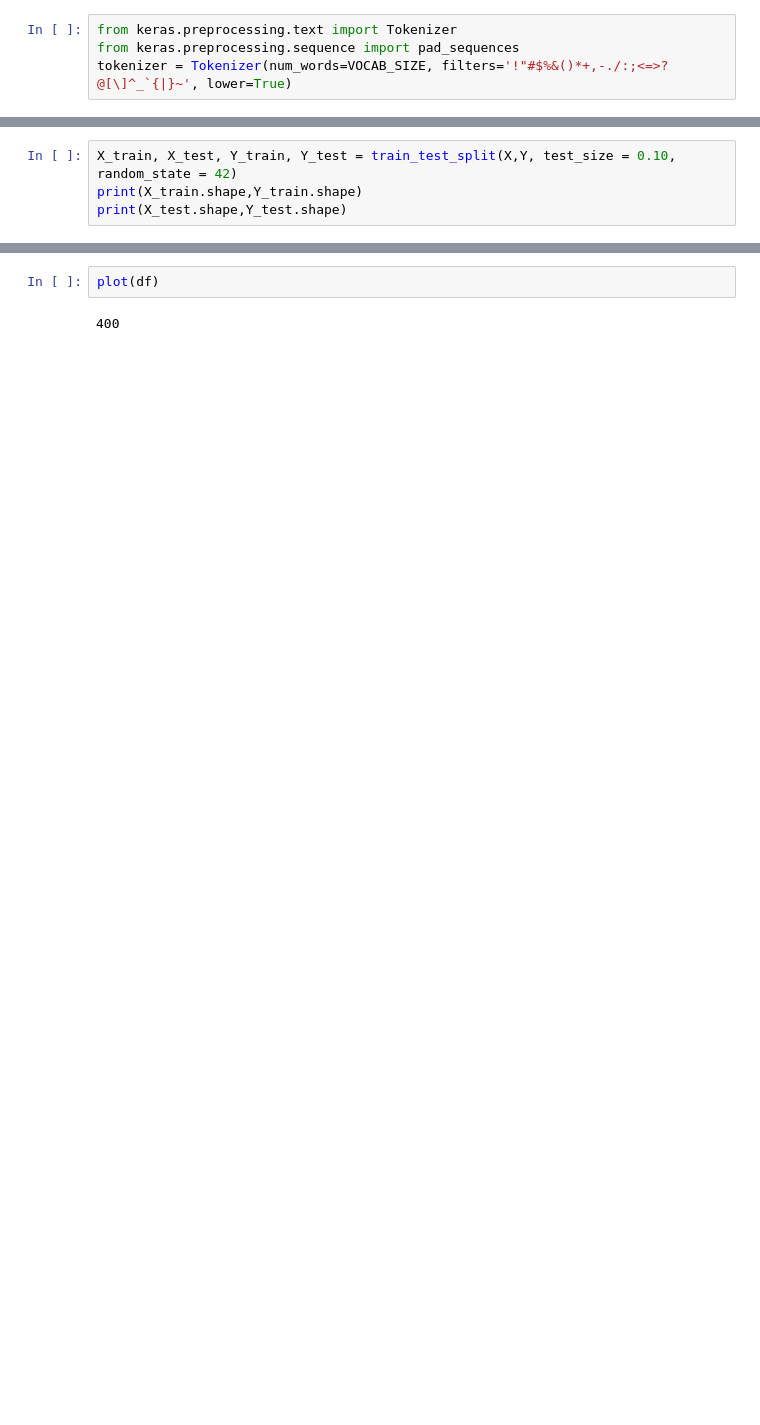
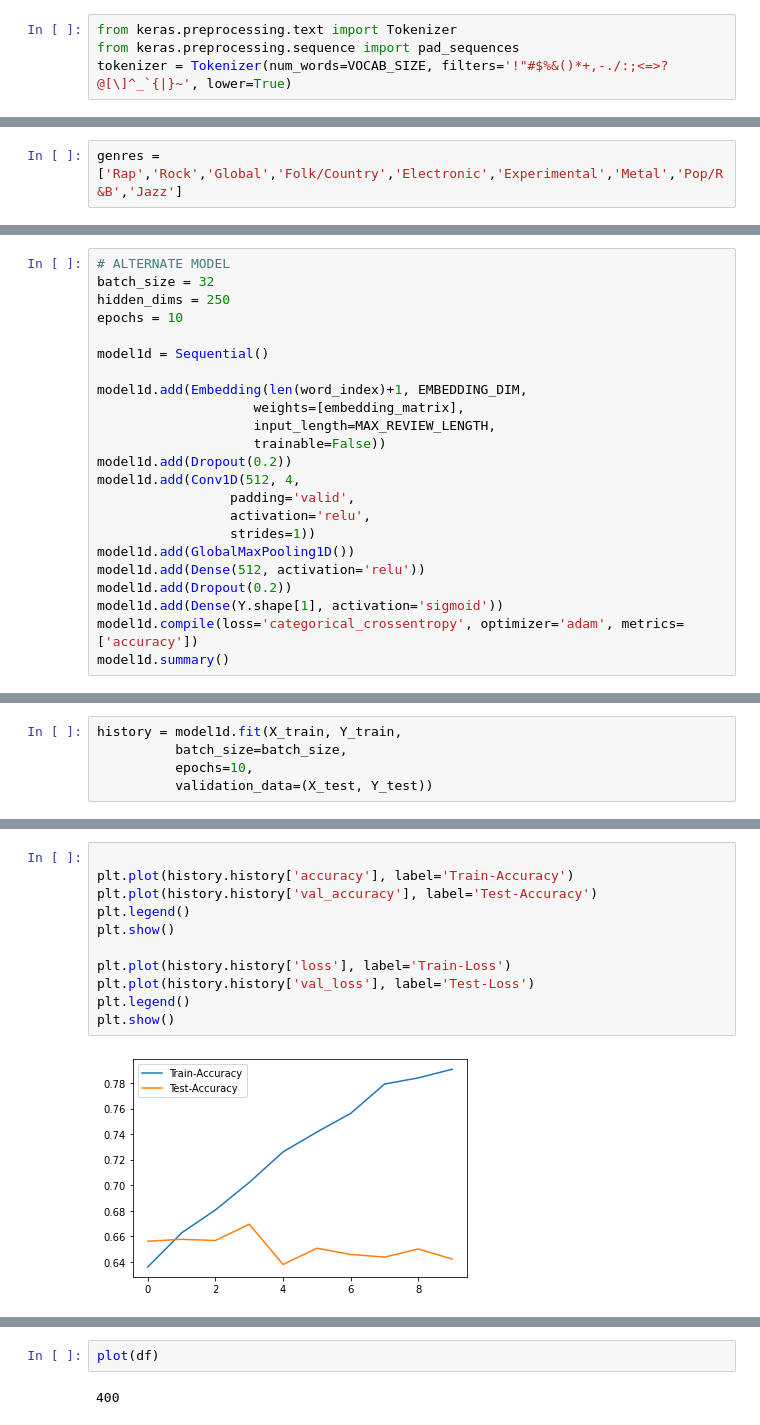
Before and after one commit to follperson/p4k-analysis, a Jupyter notebook: p4k-nn-class.ipynb, the cells around one changed output, grey strips where cells are left out. Cells and saved outputs as stored; diff of their text form; blank space fills up the shorter version.

```diff
--- a/p4k-nn-class.ipynb
+++ b/p4k-nn-class.ipynb
@@ -72 +75,3 @@ Shape of data tensor: (22058, 2000)
+# %%
+genres = ['Rap','Rock','Global','Folk/Country','Electronic','Experimental','Metal','Pop/R&B','Jazz']
 # %%
@@ -77,4 +82,0 @@ Shape of label tensor: (22058, 9)
-# %%
-X_train, X_test, Y_train, Y_test = train_test_split(X,Y, test_size = 0.10, random_state = 42)
-print(X_train.shape,Y_train.shape)
-print(X_test.shape,Y_test.shape)
@@ -141,0 +148,23 @@ Downloading data from https://s3.amazonaws.com/text-datasets/imdb.npz
+# %%
+# ALTERNATE MODEL
+batch_size = 32
+hidden_dims = 250
+epochs = 10
+
+model1d = Sequential()
+
+model1d.add(Embedding(len(word_index)+1, EMBEDDING_DIM,
+                    weights=[embedding_matrix],
+                    input_length=MAX_REVIEW_LENGTH,
+                    trainable=False))
+model1d.add(Dropout(0.2))
+model1d.add(Conv1D(512, 4,
+                 padding='valid',
+                 activation='relu',
+                 strides=1))
+model1d.add(GlobalMaxPooling1D())
+model1d.add(Dense(512, activation='relu'))
+model1d.add(Dropout(0.2))
+model1d.add(Dense(Y.shape[1], activation='sigmoid'))
+model1d.compile(loss='categorical_crossentropy', optimizer='adam', metrics=['accuracy'])
+model1d.summary()
@@ -141,0 +189,5 @@ Downloading data from https://s3.amazonaws.com/text-datasets/imdb.npz
+# %%
+history = model1d.fit(X_train, Y_train,
+          batch_size=batch_size,
+          epochs=10,
+          validation_data=(X_test, Y_test))
@@ -141,0 +213,13 @@ Downloading data from https://s3.amazonaws.com/text-datasets/imdb.npz
+# %%
+
+plt.plot(history.history['accuracy'], label='Train-Accuracy')
+plt.plot(history.history['val_accuracy'], label='Test-Accuracy')
+plt.legend()
+plt.show()
+
+plt.plot(history.history['loss'], label='Train-Loss')
+plt.plot(history.history['val_loss'], label='Test-Loss')
+plt.legend()
+plt.show()
+# %% [output]
+[figure, added]
```
Also changed, not shown: parts of 32 cells of this notebook, 1 other file.
